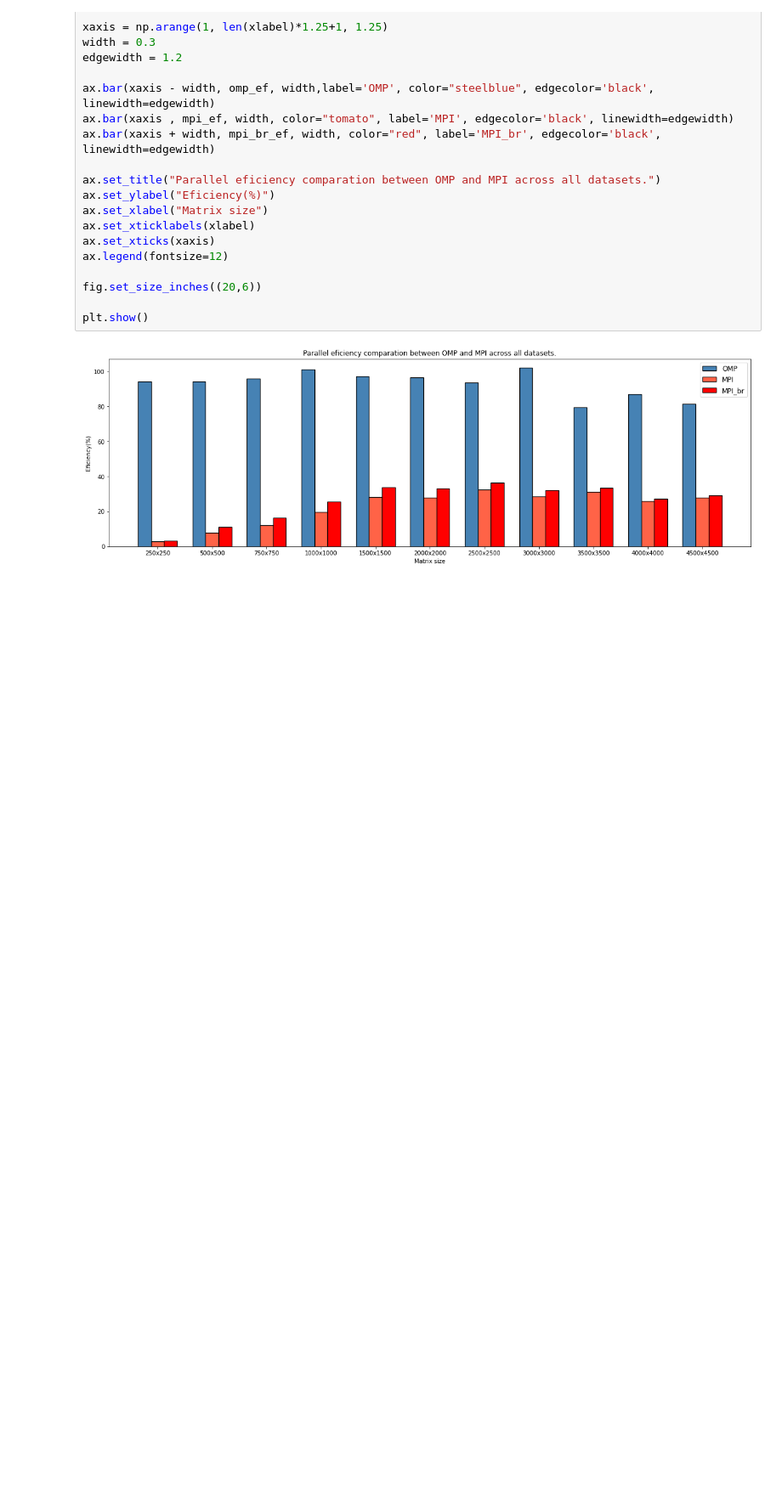
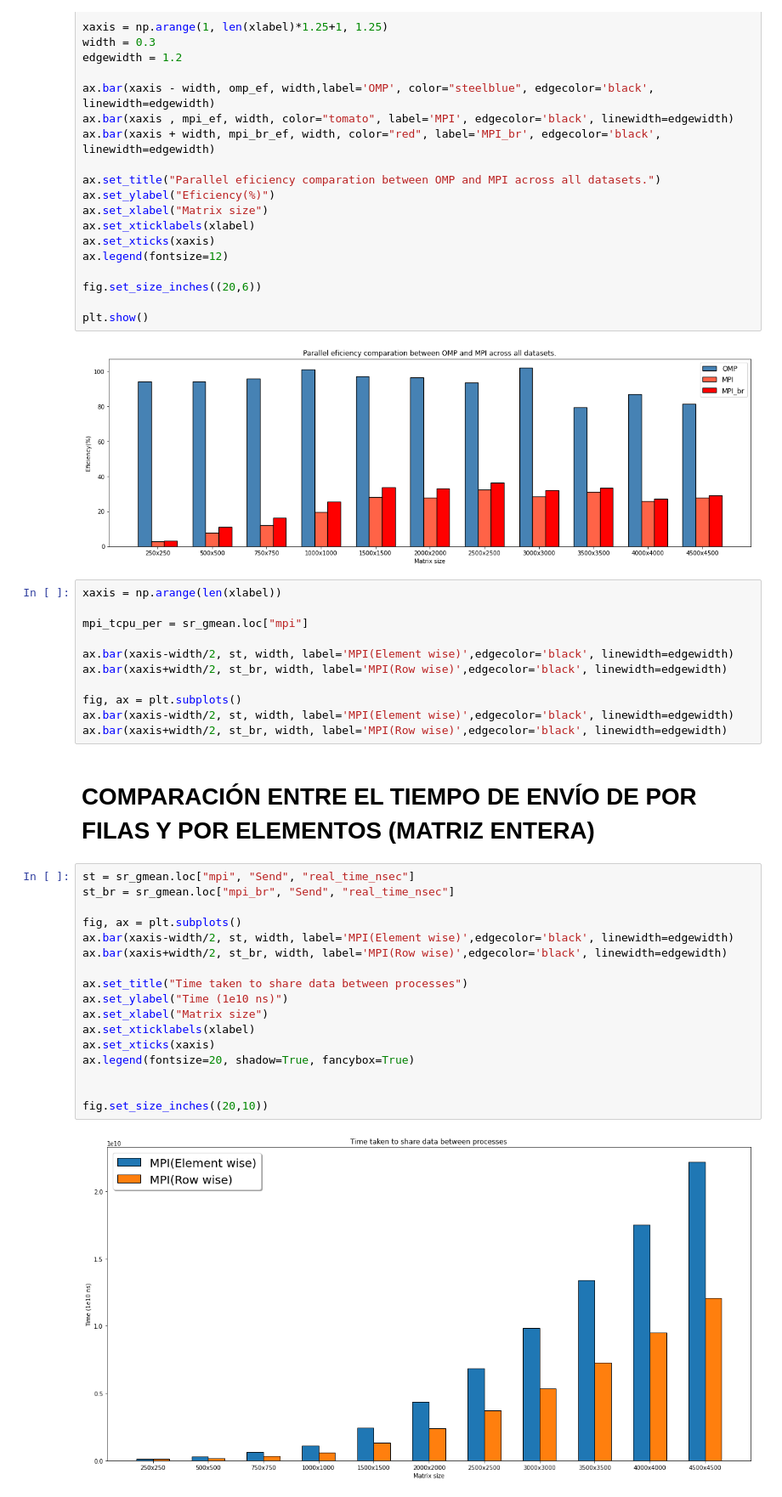
Before and after one commit to RubisRage/Parallel-matrix-multiplication, a Jupyter notebook: performance-analysis.ipynb, the cells around one changed output. Shown at 85% size. Saved outputs shown, nothing was run; the diff lists cells and outputs as text; blank space fills up the shorter version.

```diff
--- a/performance-analysis.ipynb
+++ b/performance-analysis.ipynb
@@ -134,3 +142,35 @@ fig.set_size_inches((20,6))
 plt.show()
 # %% [output]
 [figure]
+# %%
+xaxis = np.arange(len(xlabel))
+
+mpi_tcpu_per = sr_gmean.loc["mpi"]
+
+ax.bar(xaxis-width/2, st, width, label='MPI(Element wise)',edgecolor='black', linewidth=edgewidth)
+ax.bar(xaxis+width/2, st_br, width, label='MPI(Row wise)',edgecolor='black', linewidth=edgewidth)
+
+fig, ax = plt.subplots()
+ax.bar(xaxis-width/2, st, width, label='MPI(Element wise)',edgecolor='black', linewidth=edgewidth)
+ax.bar(xaxis+width/2, st_br, width, label='MPI(Row wise)',edgecolor='black', linewidth=edgewidth)
+# %% [markdown]
+# COMPARACIÓN ENTRE EL TIEMPO DE ENVÍO DE POR FILAS Y POR ELEMENTOS (MATRIZ ENTERA)
+# %%
+st = sr_gmean.loc["mpi", "Send", "real_time_nsec"]
+st_br = sr_gmean.loc["mpi_br", "Send", "real_time_nsec"]
+
+fig, ax = plt.subplots()
+ax.bar(xaxis-width/2, st, width, label='MPI(Element wise)',edgecolor='black', linewidth=edgewidth)
+ax.bar(xaxis+width/2, st_br, width, label='MPI(Row wise)',edgecolor='black', linewidth=edgewidth)
+
+ax.set_title("Time taken to share data between processes")
+ax.set_ylabel("Time (1e10 ns)")
+ax.set_xlabel("Matrix size")
+ax.set_xticklabels(xlabel)
+ax.set_xticks(xaxis)
+ax.legend(fontsize=20, shadow=True, fancybox=True)
+
+
+fig.set_size_inches((20,10))
+# %% [output]
+[figure, added]
```
Also changed, not shown: parts of 4 cells of this notebook, 5 other files.
